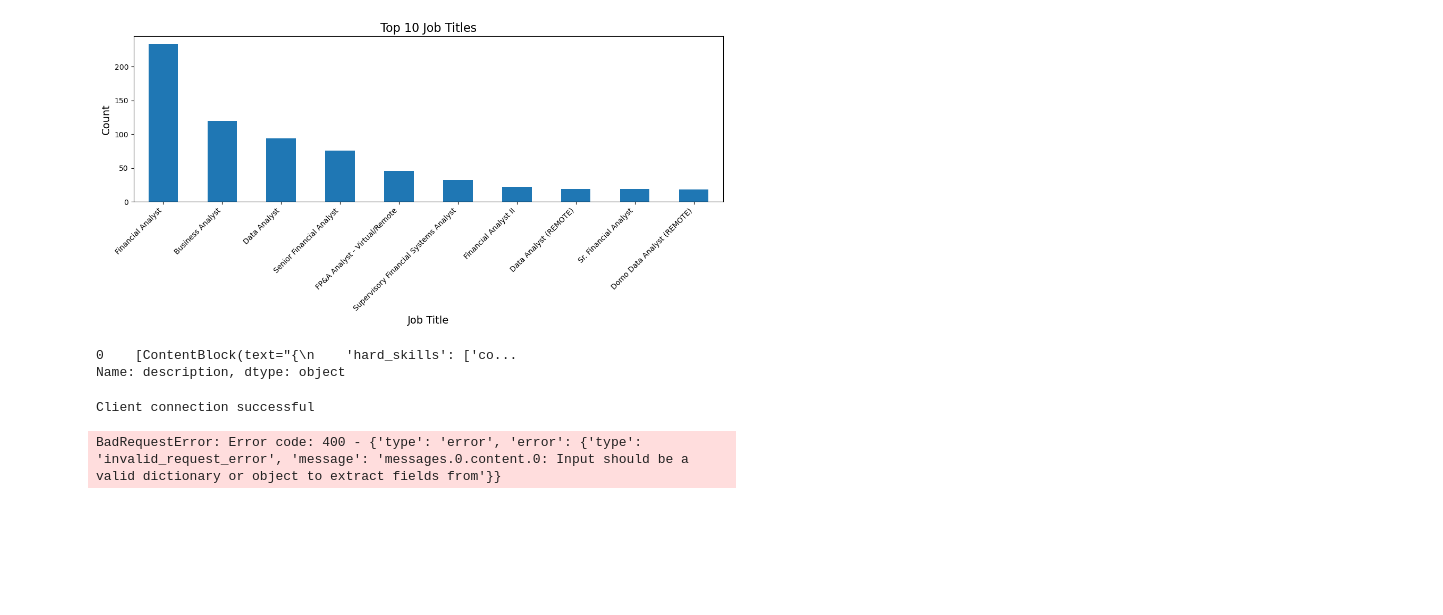
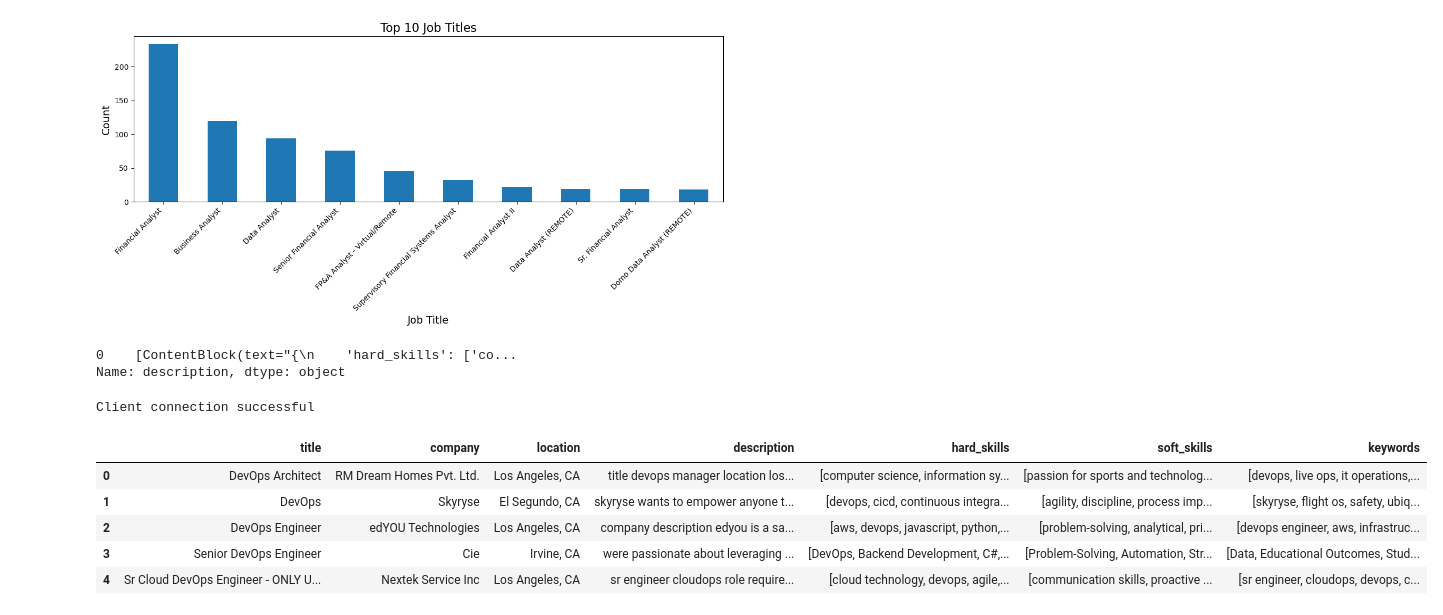
Before and after one commit to rajasr93/ResumeAutomated, a Jupyter notebook: src/EDA.ipynb, the cells around one changed output. Cells and saved outputs as stored; diff of their text form; code cells hidden in the pictures; blank space fills up the shorter version.

```diff
--- a/src/EDA.ipynb
+++ b/src/EDA.ipynb
@@ -185,12 +185,21 @@ class DataAnnotator:
 if __name__ == "__main__":
     data = pd.read_csv('../data/job_data_cleaned.csv')
     # cleaned_data should be just one row of the data
-    cleaned_data = data.head(1)
+    cleaned_data = data.head(5)
     api_key_path = 'api-key.txt'
     annotator = DataAnnotator(api_key_path)
     annotator.load_data(cleaned_data)
-    annotated_data = annotator.process_description(cleaned_data['description'])
-    print(annotated_data)
+    annotated_data = annotator.annotate_data()
+    if annotated_data is not None:
+        annotated_data.head()
 # %% [output]
 Client connection successful
-BadRequestError: Error code: 400 - {'type': 'error', 'error': {'type': 'invalid_request_error', 'message': 'messages.0.content.0: Input should be a valid dictionary or object to extract fields from'}}
+# %%
+annotated_data.head()
+# %% [output]
+|  | title | company | location | description | hard_skills | soft_skills | keywords |
+| 0 | DevOps Architect | RM Dream Homes Pvt. Ltd. | Los Angeles, CA | title devops manager location los... | [computer science, information sy... | [passion for sports and technolog... | [devops, live ops, it operations,... |
+| 1 | DevOps | Skyryse | El Segundo, CA | skyryse wants to empower anyone t... | [devops, cicd, continuous integra... | [agility, discipline, process imp... | [skyryse, flight os, safety, ubiq... |
+| 2 | DevOps Engineer | edYOU Technologies | Los Angeles, CA | company description edyou is a sa... | [aws, devops, javascript, python,... | [problem-solving, analytical, pri... | [devops engineer, aws, infrastruc... |
+| 3 | Senior DevOps Engineer | Cie | Irvine, CA | were passionate about leveraging ... | [DevOps, Backend Development, C#,... | [Problem-Solving, Automation, Str... | [Data, Educational Outcomes, Stud... |
+| 4 | Sr Cloud DevOps Engineer - ONLY U... | Nextek Service Inc | Los Angeles, CA | sr engineer cloudops role require... | [cloud technology, devops, agile,... | [communication skills, proactive ... | [sr engineer, cloudops, devops, c... |
```
Also changed, not shown: parts of 1 cell of this notebook, 4 other files.
